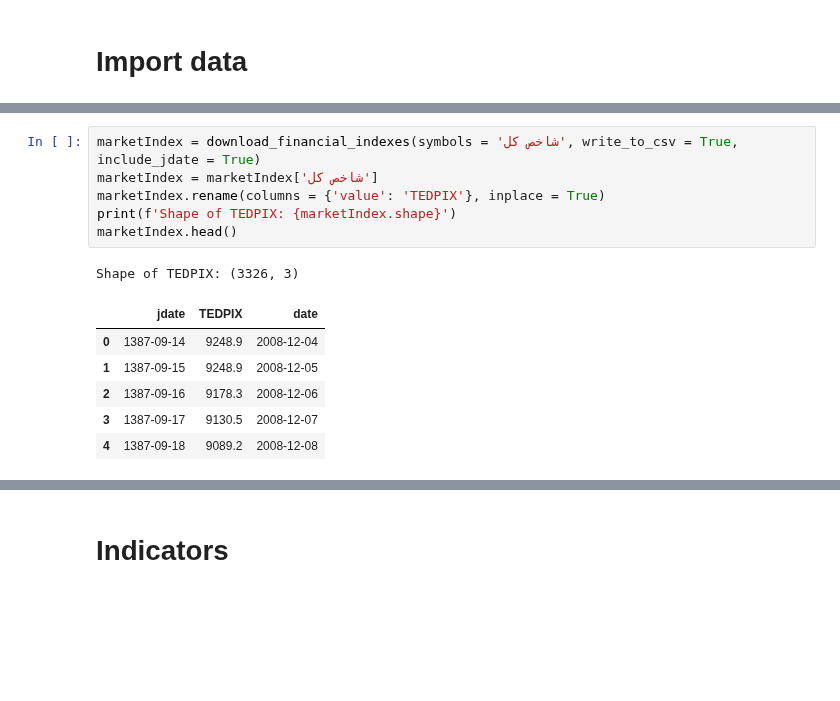
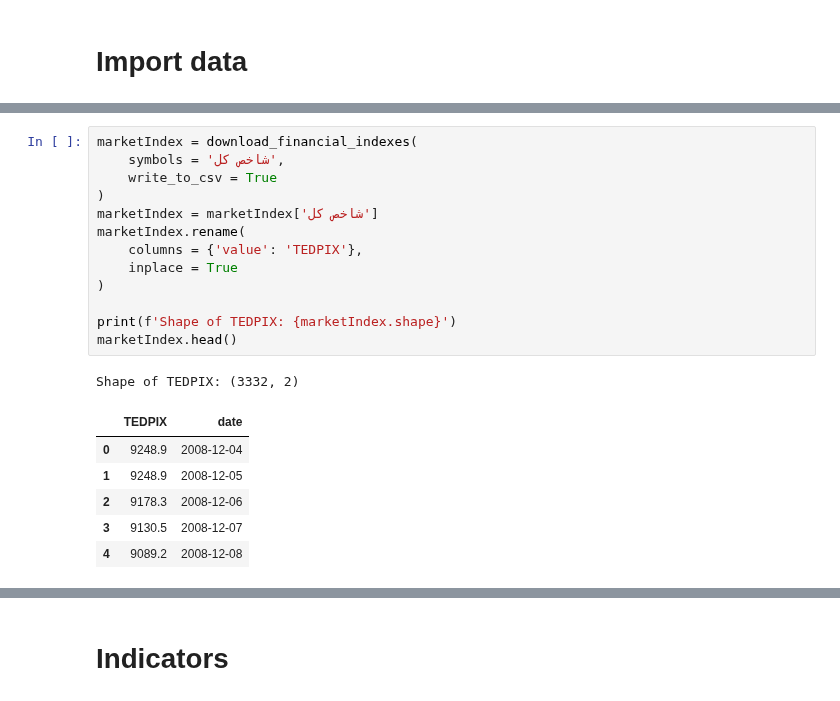
Before and after one commit to Hamtech-ai/InsightiFi, a Jupyter notebook: base_move.ipynb, the cells around one changed output, grey strips where cells are left out. Saved outputs shown, nothing was run; the diff lists cells and outputs as text; blank space fills up the shorter version.

```diff
--- a/base_move.ipynb
+++ b/base_move.ipynb
@@ -27,14 +113,21 @@ from zigzag import peak_valley_pivots
 # %%
-marketIndex = download_financial_indexes(symbols = 'شاخص كل', write_to_csv = True, include_jdate = True)
+marketIndex = download_financial_indexes(
+    symbols = 'شاخص كل',
+    write_to_csv = True
+)
 marketIndex = marketIndex['شاخص كل']
-marketIndex.rename(columns = {'value': 'TEDPIX'}, inplace = True)
+marketIndex.rename(
+    columns = {'value': 'TEDPIX'},
+    inplace = True
+)
+
 print(f'Shape of TEDPIX: {marketIndex.shape}')
 marketIndex.head()
 # %% [output]
-Shape of TEDPIX: (3326, 3)
+Shape of TEDPIX: (3332, 2)
-|  | jdate | TEDPIX | date |
-| 0 | 1387-09-14 | 9248.9 | 2008-12-04 |
-| 1 | 1387-09-15 | 9248.9 | 2008-12-05 |
-| 2 | 1387-09-16 | 9178.3 | 2008-12-06 |
-| 3 | 1387-09-17 | 9130.5 | 2008-12-07 |
-| 4 | 1387-09-18 | 9089.2 | 2008-12-08 |
+|  | TEDPIX | date |
+| 0 | 9248.9 | 2008-12-04 |
+| 1 | 9248.9 | 2008-12-05 |
+| 2 | 9178.3 | 2008-12-06 |
+| 3 | 9130.5 | 2008-12-07 |
+| 4 | 9089.2 | 2008-12-08 |
```
Also changed, not shown: parts of 41 cells of this notebook, 8 other files.
